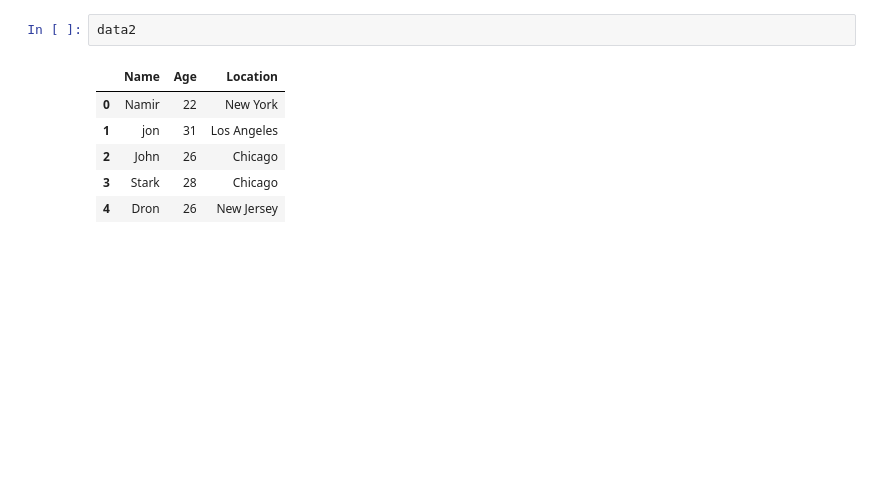
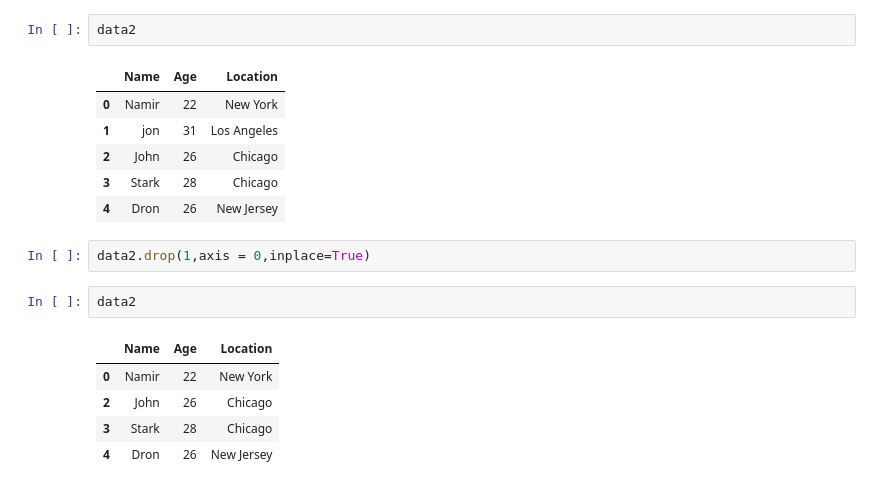
Before and after one commit to Namir50/Data-Science-Machine-learning-tutorial, a Jupyter notebook: Pandas/1.ipynb, the cells around one changed output. Drawn from its saved outputs; the diff is of its cells as text; blank space fills up the shorter version.

```diff
--- a/Pandas/1.ipynb
+++ b/Pandas/1.ipynb
@@ -296,3 +296,13 @@ data2
 | 2 | John | 26 | Chicago |
 | 3 | Stark | 28 | Chicago |
 | 4 | Dron | 26 | New Jersey |
+# %%
+data2.drop(1,axis = 0,inplace=True)
+# %%
+data2
+# %% [output]
+|  | Name | Age | Location |
+| 0 | Namir | 22 | New York |
+| 2 | John | 26 | Chicago |
+| 3 | Stark | 28 | Chicago |
+| 4 | Dron | 26 | New Jersey |
```
Also changed, not shown: parts of 2 cells of this notebook.
